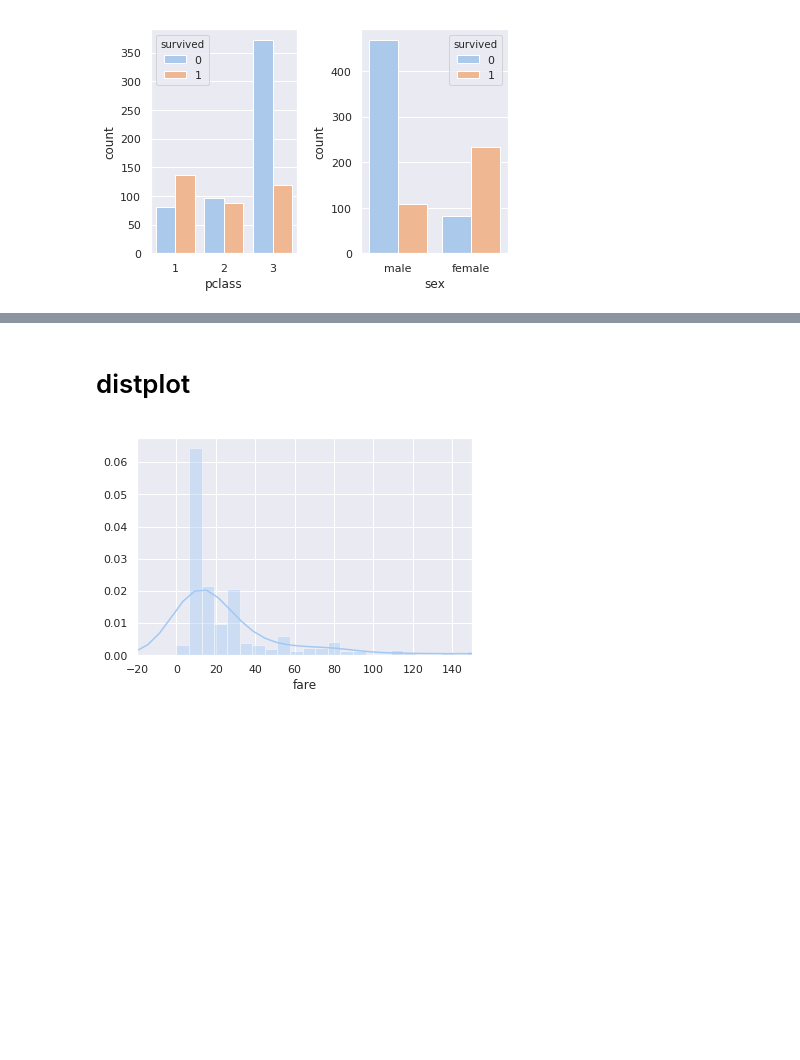
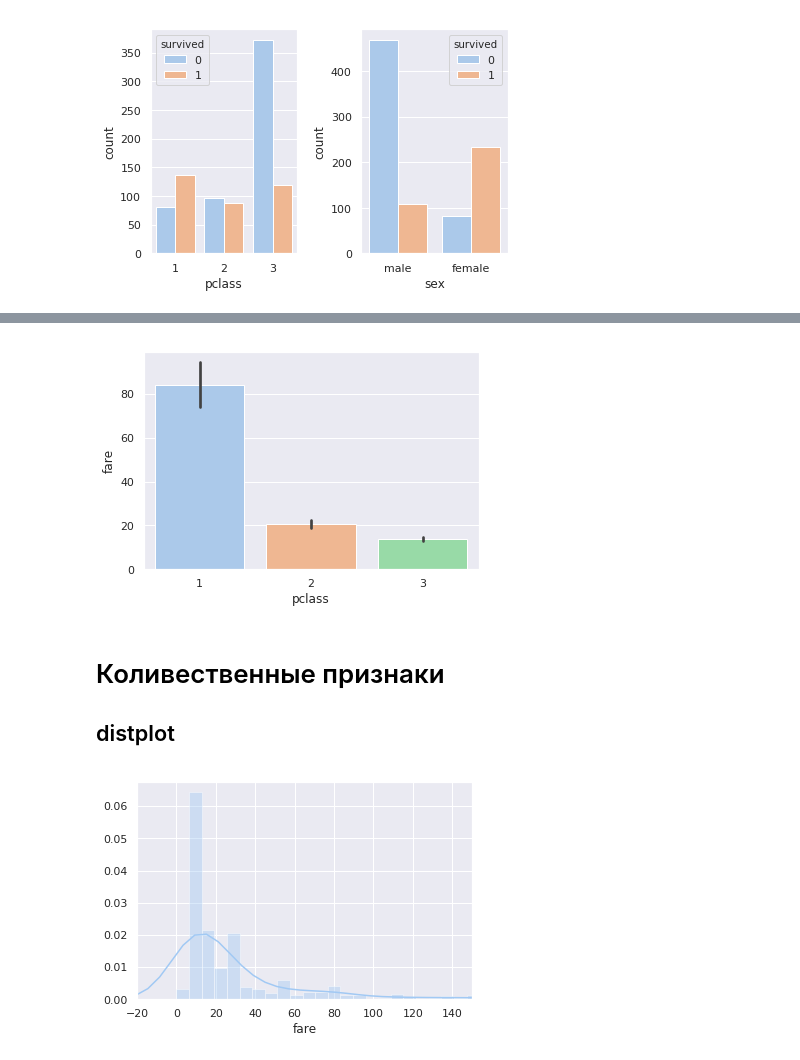
Before and after one commit to sdlm/titanic, a Jupyter notebook: titanic/kernel_2.ipynb, the cells around one changed output, grey strips where cells are left out. Drawn from its saved outputs; the diff is of its cells as text; code cells hidden in the pictures; blank space fills up the shorter version.

```diff
--- a/titanic/kernel_2.ipynb
+++ b/titanic/kernel_2.ipynb
@@ -36,5 +48,10 @@ sns.boxplot(x='pclass', y='fare', data=df[df['fare'] < 200], ax=ax);
+# %%
+sns.barplot(x='pclass', y='fare', data=df);
+# %% [output]
+[figure, added]
 # %% [markdown]
-# distplot
+# Коливественные признаки
+## distplot
 # %%
 sns.distplot(df['fare'], bins=80);
 plt.xlim(-20, 150);
```
Also changed, not shown: parts of 8 cells of this notebook.
